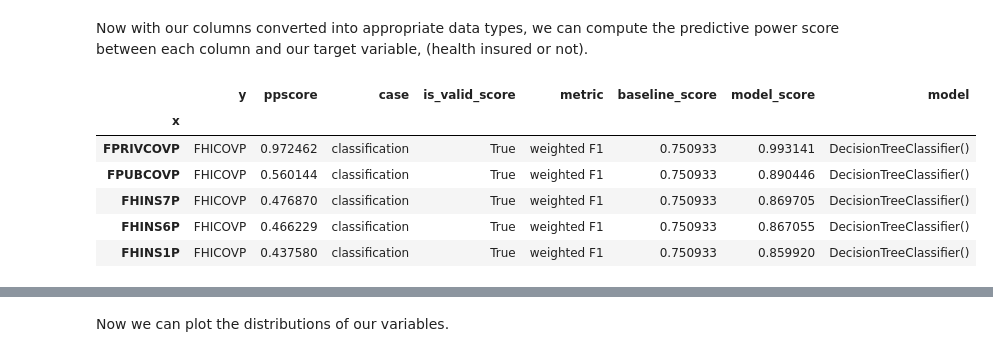
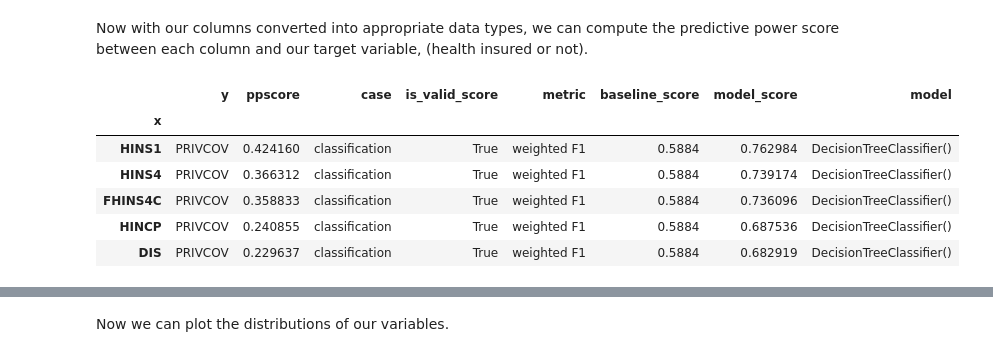
Before and after one commit to kadougherty/census_healthinsurance, a Jupyter notebook: census_healthinsurance_eda.ipynb, the cells around one changed output, grey strips where cells are left out. Saved outputs shown, nothing was run; the diff lists cells and outputs as text; code cells hidden in the pictures.

```diff
--- a/census_healthinsurance_eda.ipynb
+++ b/census_healthinsurance_eda.ipynb
@@ -32,7 +32,10 @@ nsamples = 500
 datadir  = os.path.join(os.getcwd(),"data")
 fname    = os.path.join(datadir,'allstates_subsample' + str(nsamples) + '.csv')
 df       = pd.read_csv(fname,low_memory=False)
+fname = os.path.join(datadir,str(nsamples) + 'targets_oi.csv')
+targ_oi  = pd.read_csv(fname)
 codedict = utils.getCodeDictionary()
+target   = targ_oi['healthcodes'][1]
 df
 # %% [output]
 |  | Unnamed: 0 | index | HHLANP | FBATHP | DRIVESP | WGTP23 | WGTP22 | WGTP25 | WGTP24 | FWATP | ... | ... |
@@ -262,15 +270,14 @@ RuntimeError: dictionary keys changed during iteration
 Now with our columns converted into appropriate data types, we can compute the predictive power score between each column and our target variable, (health insured or not).
 # %%
 # try predictive power score to see if there's a relationship between our target variable and other columns
-target = 'HICOV'
-predictors_df = pps.predictors(df, y=target,sorted=True,random_seed=123)
+predictors_df = pps.predictors(df, y=target,sorted=True)
 predictors_df.set_index('x',inplace=True)
 predictors_df.head()
 # %% [output]
 |  | y | ppscore | case | is_valid_score | metric | baseline_score | model_score | model |
 | x |  |  |  |  |  |  |  |  |
-| FPRIVCOVP | FHICOVP | 0.972462 | classification | True | weighted F1 | 0.750933 | 0.993141 | DecisionTreeClassifier() |
-| FPUBCOVP | FHICOVP | 0.560144 | classification | True | weighted F1 | 0.750933 | 0.890446 | DecisionTreeClassifier() |
-| FHINS7P | FHICOVP | 0.476870 | classification | True | weighted F1 | 0.750933 | 0.869705 | DecisionTreeClassifier() |
-| FHINS6P | FHICOVP | 0.466229 | classification | True | weighted F1 | 0.750933 | 0.867055 | DecisionTreeClassifier() |
-| FHINS1P | FHICOVP | 0.437580 | classification | True | weighted F1 | 0.750933 | 0.859920 | DecisionTreeClassifier() |
+| HINS1 | PRIVCOV | 0.424160 | classification | True | weighted F1 | 0.5884 | 0.762984 | DecisionTreeClassifier() |
+| HINS4 | PRIVCOV | 0.366312 | classification | True | weighted F1 | 0.5884 | 0.739174 | DecisionTreeClassifier() |
+| FHINS4C | PRIVCOV | 0.358833 | classification | True | weighted F1 | 0.5884 | 0.736096 | DecisionTreeClassifier() |
+| HINCP | PRIVCOV | 0.240855 | classification | True | weighted F1 | 0.5884 | 0.687536 | DecisionTreeClassifier() |
+| DIS | PRIVCOV | 0.229637 | classification | True | weighted F1 | 0.5884 | 0.682919 | DecisionTreeClassifier() |
```
Also changed, not shown: parts of 40 cells of this notebook, 23 other files.
